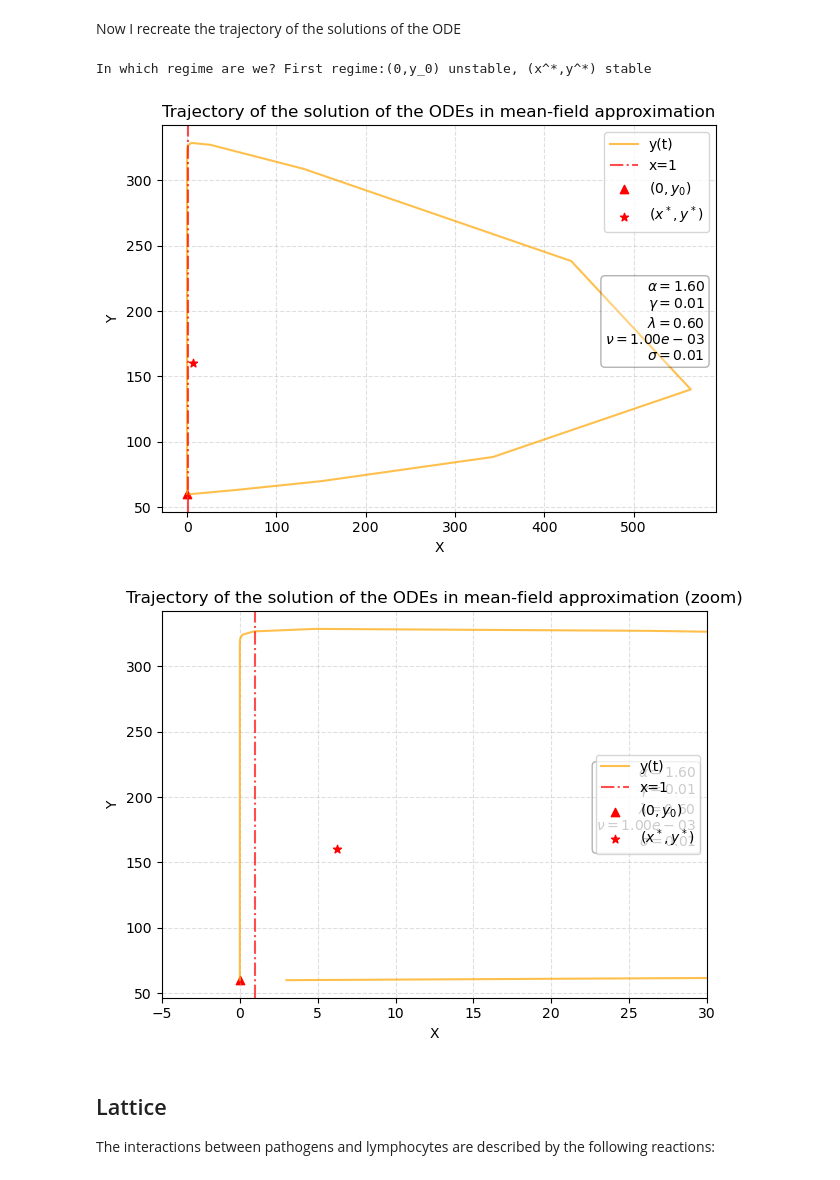
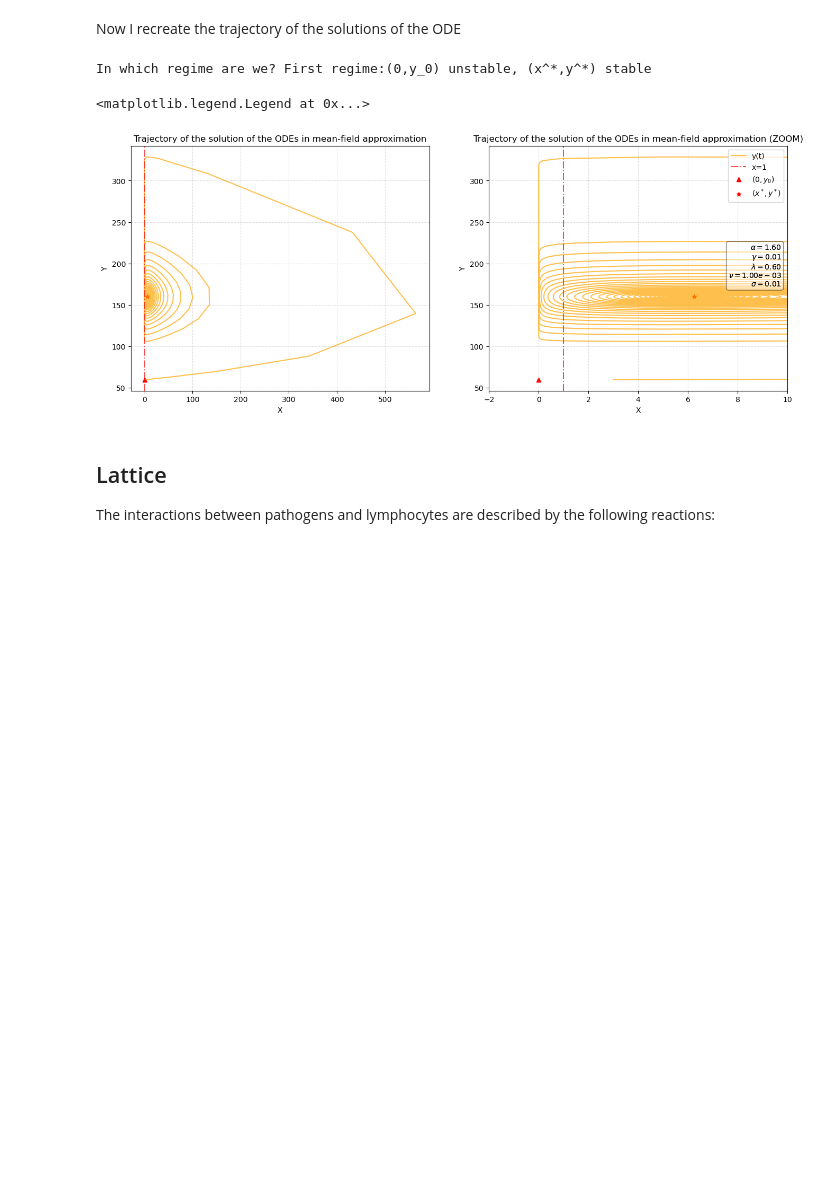
Before and after one commit to pietromalagoli/PCS, a Jupyter notebook: project.ipynb, the cells around one changed output. Cells and saved outputs as stored; diff of their text form; code cells hidden in the pictures; blank space fills up the shorter version.

```diff
--- a/project.ipynb
+++ b/project.ipynb
@@ -13,7 +13,7 @@ import aux      # it's a file with some generic auxiliary functions I often use
 np.random.seed(12345)
 
 # I set some parameters for the whole project
-time_steps = 1000    # 1000
+time_steps = 5000    # 1000
 
 # Set the time grid for the ODEs
 t_s = np.linspace(0,time_steps,time_steps)
@@ -35,6 +35,6 @@ y_star = par['alpha']/par['gamma']
 x_star = (par['sigma']-par['lambda']*par['gamma']/par['alpha'])/par['nu']
 
 # In which regime are we?
-print(f'In which regime are we? {'First regime:(0,y_0) unstable, (x^*,y^*) stable' \
-    if par['alpha']>(par['lambda']*par['gamma']/par['sigma']) else 'Second regime:(0,y_0) stable, (x^*,y^*)unstable'}')
+print(f'In which regime are we? {'First regime:(0,y_0) unstable, (x*,y*) stable' \
+    if par['alpha']>(par['lambda']*par['gamma']/par['sigma']) else 'Second regime:(0,y_0) stable, (x*,y*)unstable'}')
 # %% [output]
@@ -152,58 +152,55 @@ par = {
 # Define some meaningful quantities for the analysis
 y0 = par['lambda']/par['sigma']
 y_star = par['alpha']/par['gamma']
 x_star = (par['sigma']-par['lambda']*par['gamma']/par['alpha'])/par['nu']
 
 # In which regime are we?
 print(f'In which regime are we? {'First regime:(0,y_0) unstable, (x^*,y^*) stable' \
     if par['alpha']>(par['lambda']*par['gamma']/par['sigma']) else 'Second regime:(0,y_0) stable, (x^*,y^*) unstable'}')
 
 # Solve
 X_ode = odeint(system,z0,t_s,args=(par,))[:,0]
 Y_ode = odeint(system,z0,t_s,args=(par,))[:,1]
 
 '''
 # Normalization
 X_ode /= np.max(X_ode)
 Y_ode /= np.max(Y_ode)
 
 # Normalize also the fixed points
 y0 /= np.max(Y_ode)
 x_star /= np.max(X_ode)
 y_star /= np.max(Y_ode)
 '''
+
+fig,ax = plt.subplots(1,2,figsize=(16,6))
 # Trajectory of the solutions over time
-plt.plot(X_ode, Y_ode, c='orange', label='y(t)',alpha=0.7)
-plt.axvline(1,c='r',linestyle='-.',label='x=1',alpha=0.7)
-plt.title('Trajectory of the solution of the ODEs in mean-field approximation')
-plt.scatter(0,y0, c='r',marker='^',label=r'$(0,y_0)$')
-plt.scatter(x_star,y_star, c='r',marker='*',label=r'$(x^*,y^*)$')
-plt.xlabel('X')
-plt.ylabel('Y')
-plt.grid(True, which="both",alpha=0.4,linestyle='--')
+ax[0].plot(X_ode, Y_ode, c='orange', label='y(t)',alpha=0.7)
+ax[0].axvline(1,c='r',linestyle='-.',label='x=1',alpha=0.7)
+ax[0].set_title('Trajectory of the solution of the ODEs in mean-field approximation')
+ax[0].scatter(0,y0, c='r',marker='^',label=r'$(0,y_0)$')
+ax[0].scatter(x_star,y_star, c='r',marker='*',label=r'$(x^*,y^*)$')
+ax[0].set_xlabel('X')
+ax[0].set_ylabel('Y')
+ax[0].grid(True, which="both",alpha=0.4,linestyle='--')
 add_par_box(par)
-plt.legend()
-plt.tight_layout()
-plt.show()
 
 # Trajectory of the solutions over time zoomed
-plt.plot(X_ode, Y_ode, c='orange', label='y(t)',alpha=0.7)
-plt.axvline(1,c='r',linestyle='-.',label='x=1',alpha=0.7)
-plt.title('Trajectory of the solution of the ODEs in mean-field approximation (zoom)')
-plt.scatter(0,y0, c='r',marker='^',label=r'$(0,y_0)$')
-plt.scatter(x_star,y_star, c='r',marker='*',label=r'$(x^*,y^*)$')
-plt.xlim(-5,30)
-plt.xlabel('X')
-plt.ylabel('Y')
-plt.grid(True, which="both",alpha=0.4,linestyle='--')
+ax[1].plot(X_ode, Y_ode, c='orange', label='y(t)',alpha=0.7)
+ax[1].axvline(1,c='r',linestyle='-.',label='x=1',alpha=0.7)
+ax[1].set_title('Trajectory of the solution of the ODEs in mean-field approximation (ZOOM)')
+ax[1].scatter(0,y0, c='r',marker='^',label=r'$(0,y_0)$')
+ax[1].scatter(x_star,y_star, c='r',marker='*',label=r'$(x^*,y^*)$')
+ax[1].set_xlim(-2,10)
+ax[1].set_xlabel('X')
+ax[1].set_ylabel('Y')
+ax[1].grid(True, which="both",alpha=0.4,linestyle='--')
 add_par_box(par)
-plt.legend()
-plt.tight_layout()
-plt.show()
+plt.legend(loc='upper right')
 # %% [output]
 In which regime are we? First regime:(0,y_0) unstable, (x^*,y^*) stable
+<matplotlib.legend.Legend at 0x...>
-[figure, old version]
+[figure, new version]
-[figure, removed]
 # %% [markdown]
 ## Lattice ##
 The interactions between pathogens and lymphocytes are described by the following reactions:
```
Also changed, not shown: parts of 10 cells of this notebook.
